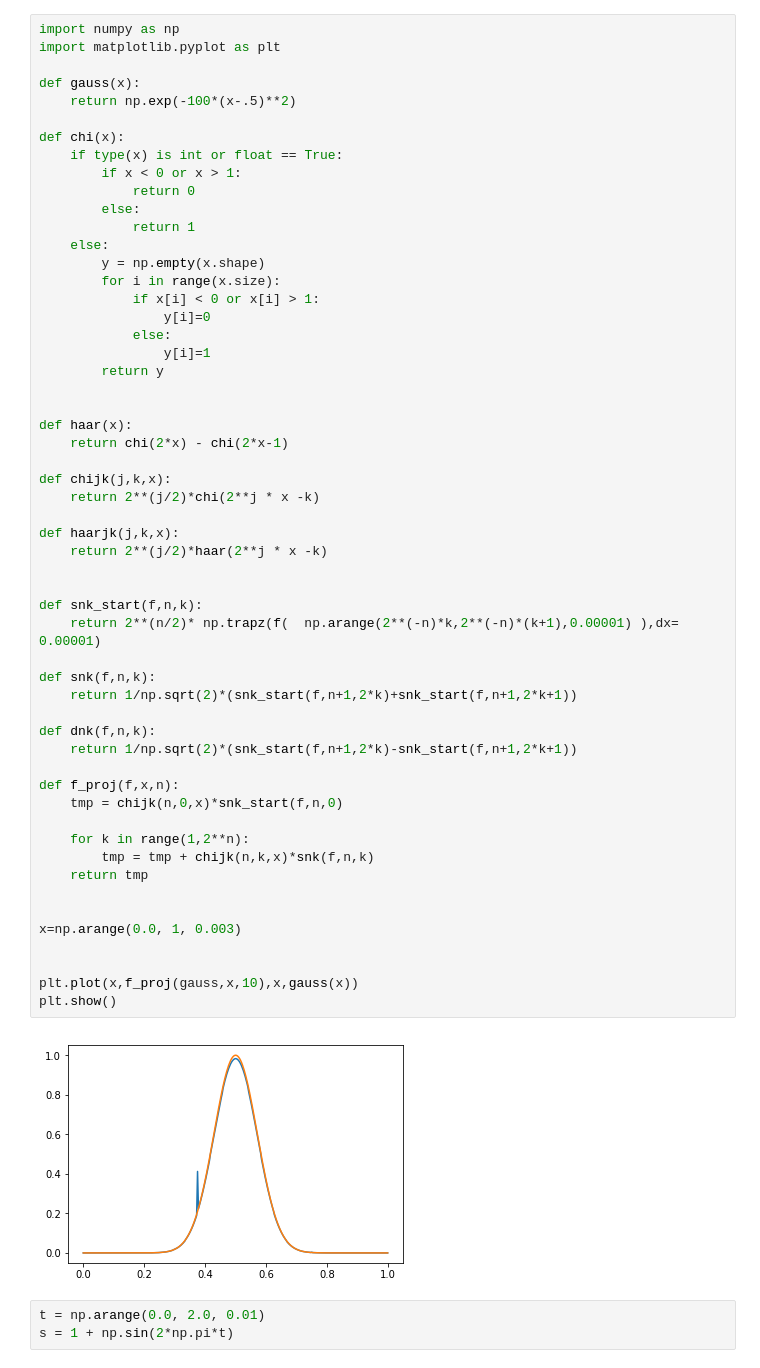
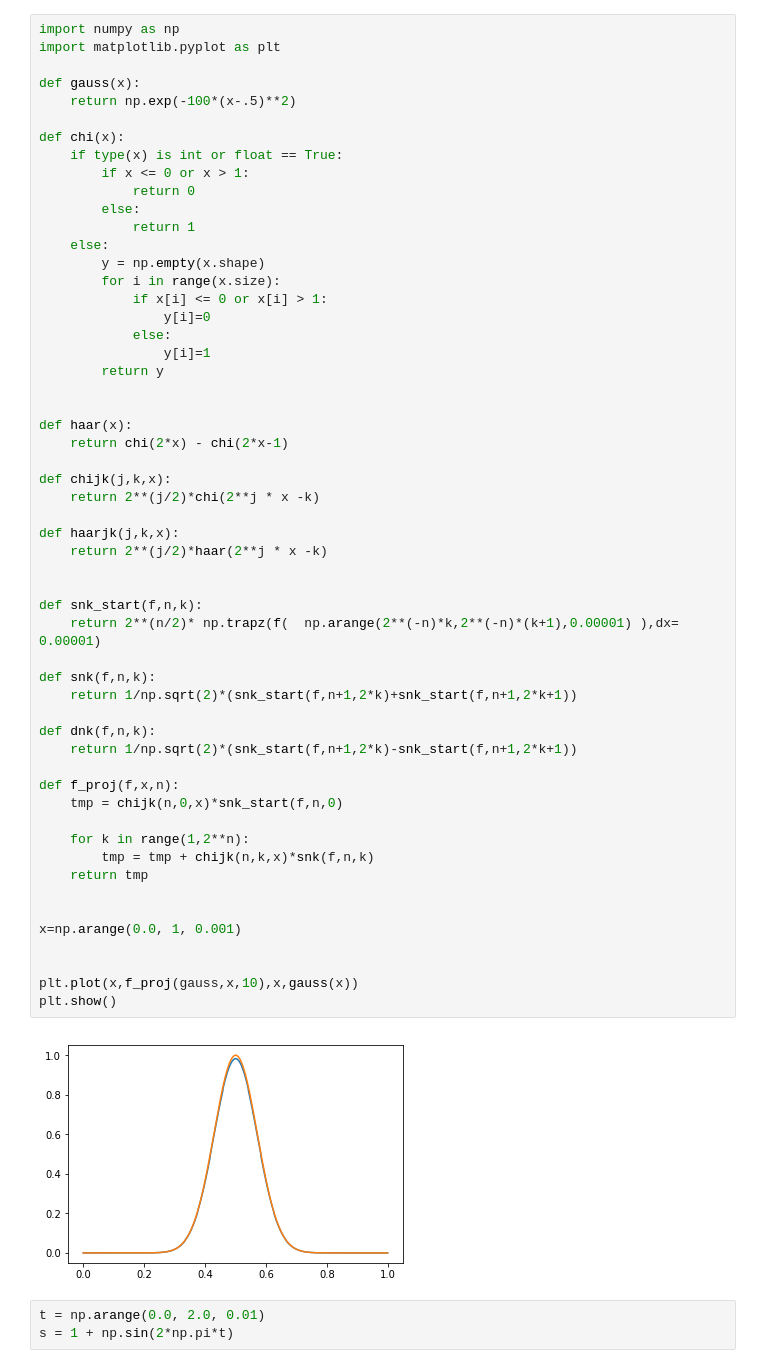
Before and after one commit to bjorgve/multiwavelets, a Jupyter notebook: Haar.ipynb, the cells around one changed output. Drawn from its saved outputs; the diff is of its cells as text.

```diff
--- a/Haar.ipynb
+++ b/Haar.ipynb
@@ -7,14 +7,14 @@ def gauss(x):
 
 def chi(x):
     if type(x) is int or float == True:
-        if x < 0 or x > 1:
+        if x <= 0 or x > 1:
             return 0
         else:
             return 1
     else:
         y = np.empty(x.shape)
         for i in range(x.size):
-            if x[i] < 0 or x[i] > 1:
+            if x[i] <= 0 or x[i] > 1:
                 y[i]=0
             else:
                 y[i]=1
@@ -26,35 +26,35 @@ def haar(x):
 
 def chijk(j,k,x):
     return 2**(j/2)*chi(2**j * x -k)
 
 def haarjk(j,k,x):
     return 2**(j/2)*haar(2**j * x -k)
 
 
 def snk_start(f,n,k):
     return 2**(n/2)* np.trapz(f(  np.arange(2**(-n)*k,2**(-n)*(k+1),0.00001) ),dx= 0.00001)
 
 def snk(f,n,k):
     return 1/np.sqrt(2)*(snk_start(f,n+1,2*k)+snk_start(f,n+1,2*k+1))
 
 def dnk(f,n,k):
     return 1/np.sqrt(2)*(snk_start(f,n+1,2*k)-snk_start(f,n+1,2*k+1))
 
 def f_proj(f,x,n):
     tmp = chijk(n,0,x)*snk_start(f,n,0)
 
     for k in range(1,2**n):
         tmp = tmp + chijk(n,k,x)*snk(f,n,k)
     return tmp
 
 
-x=np.arange(0.0, 1, 0.003)
+x=np.arange(0.0, 1, 0.001)
 
 
 plt.plot(x,f_proj(gauss,x,10),x,gauss(x))
 plt.show()
 # %% [output]
-[figure, old version]
+[figure, new version]
 # %%
 t = np.arange(0.0, 2.0, 0.01)
 s = 1 + np.sin(2*np.pi*t)
```
Also changed, not shown: 2 other files.
